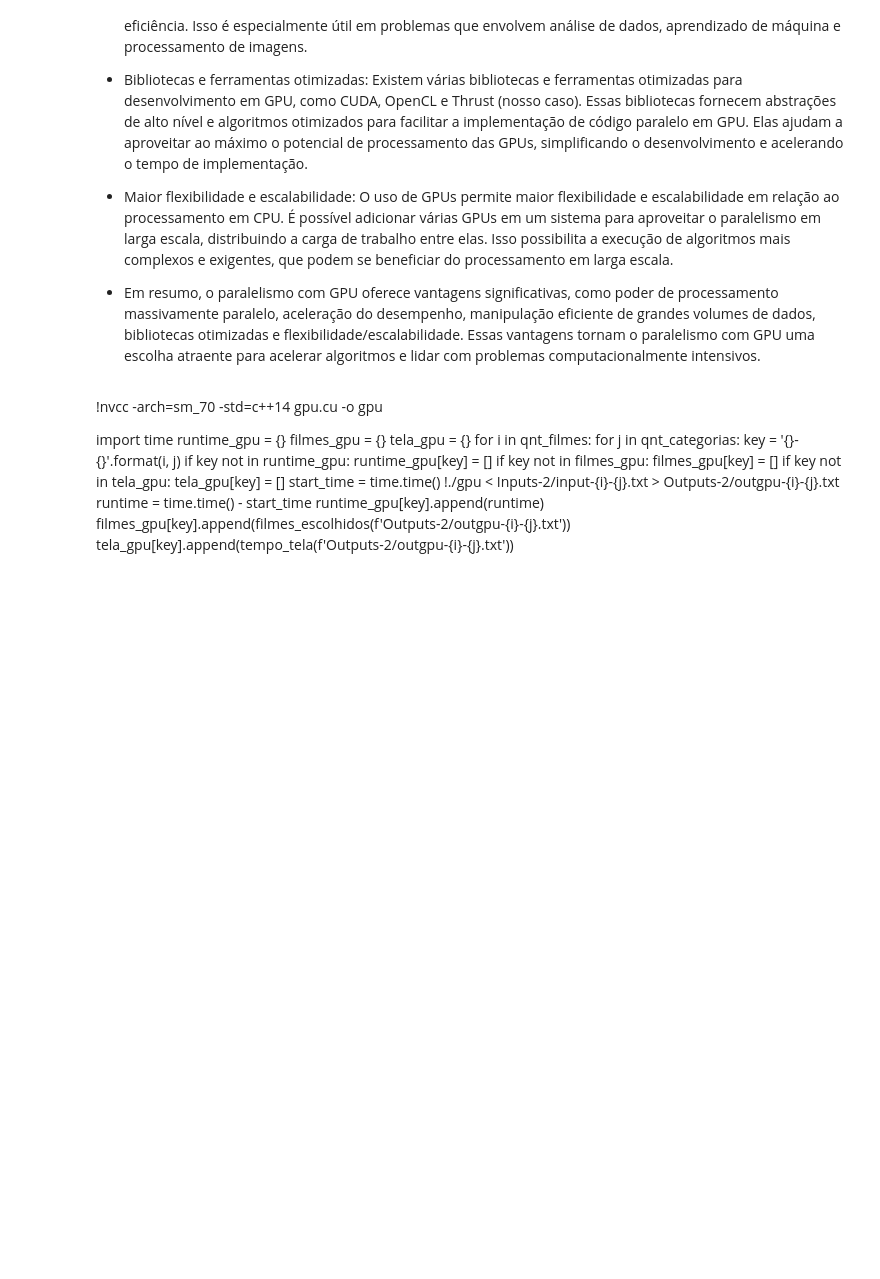
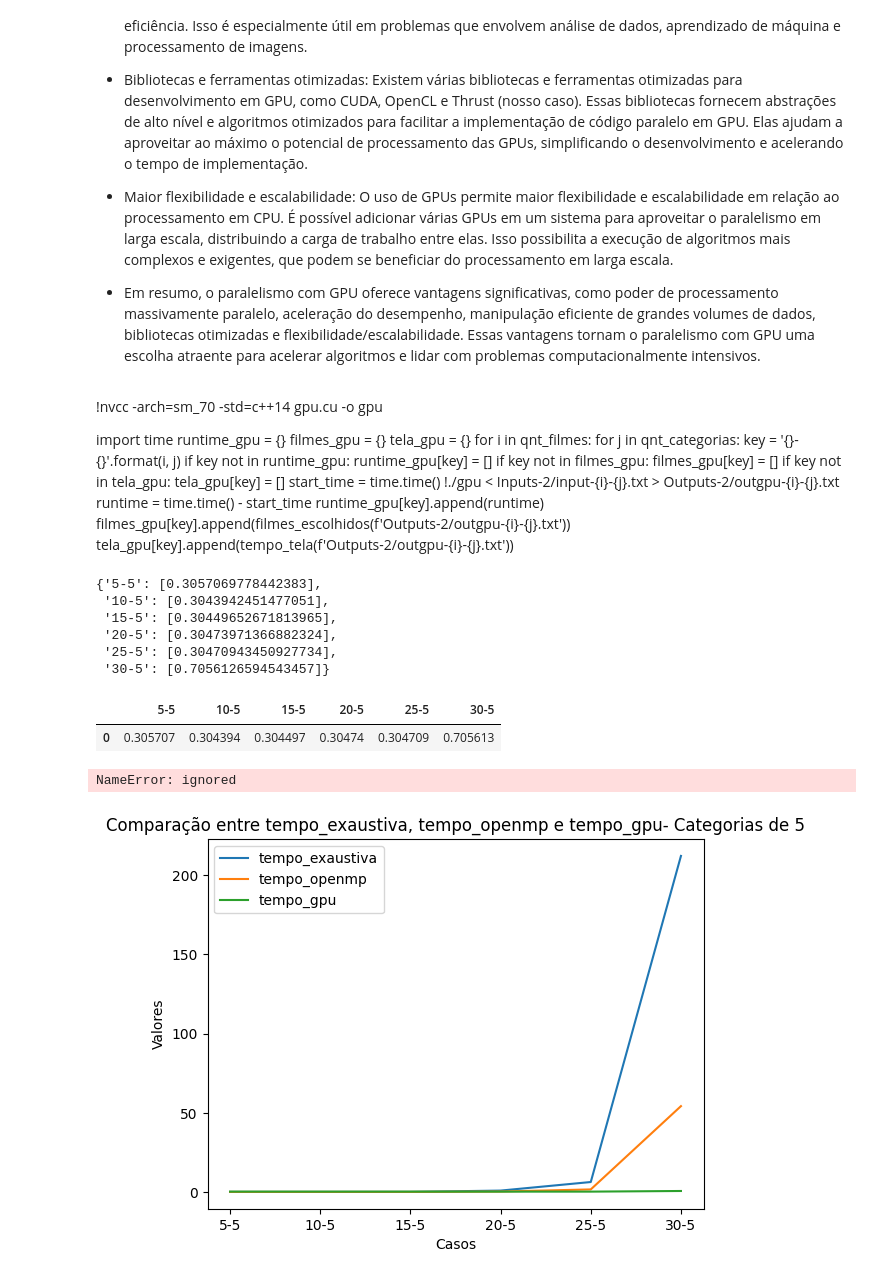
Before and after one commit to rafaelem2/supercomp-projeto, a Jupyter notebook: Relatorio_filmes.ipynb, the cells around one changed output. Cells and saved outputs as stored; diff of their text form; code cells hidden in the pictures; blank space fills up the shorter version.

```diff
--- a/Relatorio_filmes.ipynb
+++ b/Relatorio_filmes.ipynb
@@ -887,52 +902,40 @@ runtime_gpu
+# %%
+runtime_gpu
+# %% [output]
+{'5-5': [0.3057069778442383],
+ '10-5': [0.3043942451477051],
+ '15-5': [0.30449652671813965],
+ '20-5': [0.30473971366882324],
+ '25-5': [0.30470943450927734],
+ '30-5': [0.7056126594543457]}
+# %%
+tempo_gpu = pd.DataFrame.from_dict(runtime_gpu)
+tempo_gpu
+# %% [output]
+|  | 5-5 | 10-5 | 15-5 | 20-5 | 25-5 | 30-5 |
+| 0 | 0.305707 | 0.304394 | 0.304497 | 0.30474 | 0.304709 | 0.705613 |
 # %%
-import pandas as pd
-
-tempo_exaustiva = pd.DataFrame.from_dict(runtime_exaustiva)
-tempo_openmp = pd.DataFrame.from_dict(runtime_openmp)
-tempo_gpu = pd.DataFrame.from_dict(runtime_gpu)
-
-#Como o resultado é igual, salvamos só um
-tela_exaustiva = pd.DataFrame.from_dict(tela_exaustiva)
-resultado_exaustiva = pd.DataFrame.from_dict(filmes_exaustiva)
-
-#para não perder
-tempo_exaustiva.to_csv('tempo_exaustiva.csv', index=False)
-tempo_openmp.to_csv('tempo_openmp.csv', index=False)
-tempo_gpu.to_csv('tempo_gpu.csv', index=False)
-resultado_exaustiva.to_csv('resultado_exaustiva.csv', index=False)
-tela_exaustiva.to_csv('tela_exaustiva.csv', index=False)
+# %% [output]
+NameError: ignored
 # %%
 tempo_gpu
 # %%
 import matplotlib.pyplot as plt
 
 
 # Gráfico para as categorias de 5
 x = tempo_exaustiva.filter(regex='-5').columns
 y1 = tempo_exaustiva.filter(regex='-5').values[0]
 y2 = tempo_openmp.filter(regex='-5').values[0]
 y3 = tempo_gpu.filter(regex='-5').values[0]
 
 plt.plot(x, y1, label='tempo_exaustiva')
 plt.plot(x, y2, label='tempo_openmp')
 plt.plot(x, y3, label='tempo_gpu')
 plt.xlabel('Casos')
 plt.ylabel('Valores')
 plt.title('Comparação entre tempo_exaustiva, tempo_openmp e tempo_gpu- Categorias de 5')
 plt.legend()
 plt.show()
-
-# Gráfico para as categorias de 10
-x = tempo_exaustiva.filter(regex='-10').columns
-y1 = tempo_exaustiva.filter(regex='-10').values[0]
-y2 = tempo_openmp.filter(regex='-10').values[0]
-y3 = tempo_gpu.filter(regex='-10').values[0]
-
-plt.plot(x, y1, label='tempo_exaustiva')
-plt.plot(x, y2, label='tempo_openmp')
-plt.plot(x, y3, label='tempo_gpu')
-plt.xlabel('Casos')
-plt.ylabel('Valores')
-plt.title('Comparação entre tempo_exaustiva, tempo_openmp e tempo_gpu - Categorias de 10')
-plt.legend()
-plt.show()
+# %% [output]
+[figure, added]
```
Also changed, not shown: parts of 1 cell of this notebook.
